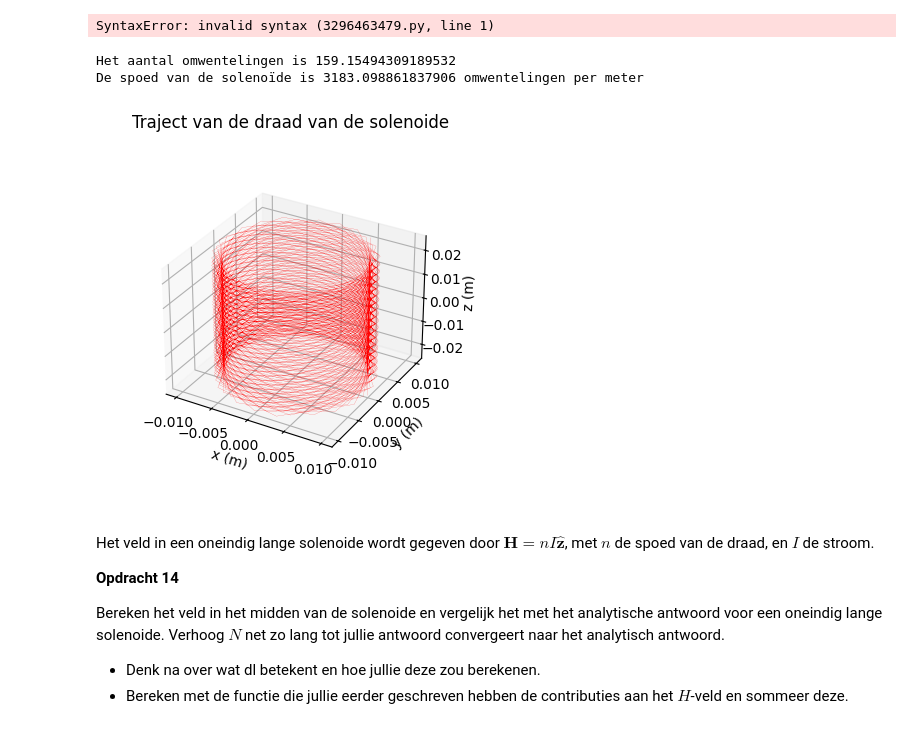
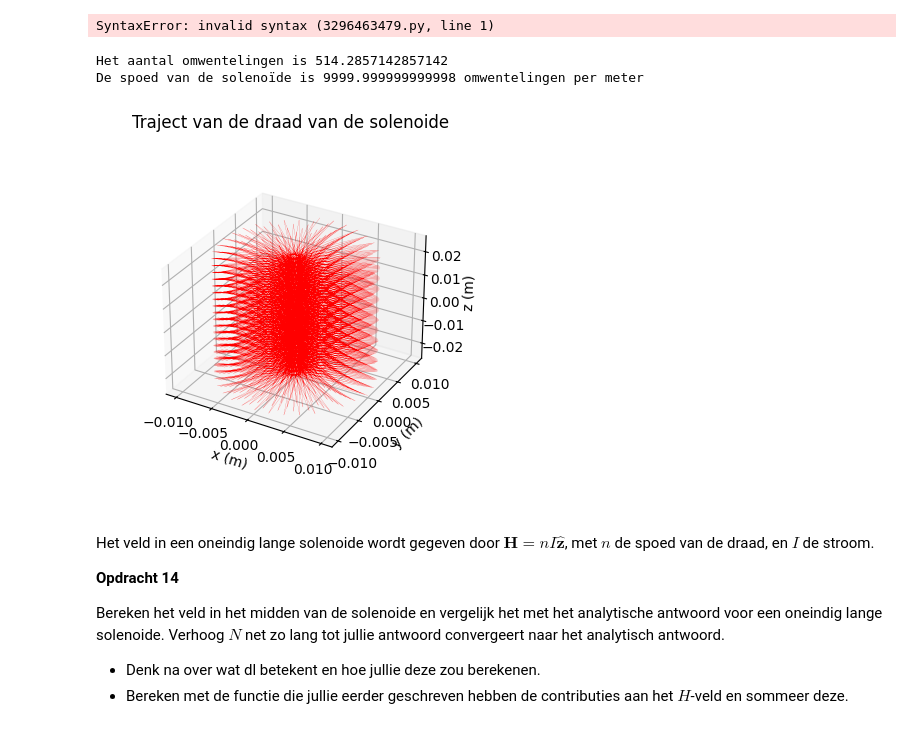
Before and after one commit to ggdejong/opdrachten-DEF-D, a Jupyter notebook: DigitaleOntwerpopdrachten/1CondensatorOpdracht/KrachtactuatorOpdracht.ipynb, the cells around one changed output. Saved outputs shown, nothing was run; the diff lists cells and outputs as text; code cells hidden in the pictures.

```diff
--- a/DigitaleOntwerpopdrachten/1CondensatorOpdracht/KrachtactuatorOpdracht.ipynb
+++ b/DigitaleOntwerpopdrachten/1CondensatorOpdracht/KrachtactuatorOpdracht.ipynb
@@ -600,37 +599,38 @@ ax.set_xlabel('x (m)'), ax.set_ylabel('y (m)'), ax.set_zlabel('z (m)')
 SyntaxError: invalid syntax (3296463479.py, line 1)
 # %%
 # Aantal punten voor de simulatie (bijv. 1000 voor een mooie vloeiende lijn)
+
 N = 1000
-r_sol = 0.01   # [m] (straal van de actuator)
-L_sol = 0.05   # [m] (voorbeeld lengte, gebruik je eigen Ls)
-# l_draad heb je eerder berekend, gebruik die waarde hier:
-l_draad = 10.0 # [m] (voorbeeldwaarde)
+r_sol = 0.01   # [m] eerder gegevn straal van de actuator
+#L_sol = 0.05   # [m] (voorbeeld lengte, gebruik je eigen Ls)
 
-# a. Bereken het aantal omwentelingen van je draad
-# Omtrek van één winding is 2 * pi * r_sol
+L_s = (L_max / (2 * np.pi* r_s)) * r_d # eerder berekende L_s
+
+L_sol = L_s
+
+l_draad = L_max # [m]
+
 aantal_omwentelingen = l_draad / (2 * np.pi * r_sol)
 
-# b. Bereken de x, y en z coördinaten
-# We roepen de gegeven functie aan:
 x, y, z = parametrisatie(N, r_sol, aantal_omwentelingen, L_sol)
 
-# c. Bereken de spoed (aantal omwentelingen per meter) en print dit
+# spoed berekenen
 spoed = aantal_omwentelingen / L_sol
 
 print('Het aantal omwentelingen is ' + str(aantal_omwentelingen))
 print('De spoed van de solenoïde is ' + str(spoed) + ' omwentelingen per meter')
 
 # Enkele plots
 ax=plt.figure().add_subplot(projection='3d')
 plt.title('Traject van de draad van de solenoide')
 plt.plot(x, y, z, '-r', linewidth=0.1)
 ax.set_box_aspect(aspect=None, zoom=0.8)
 ax.set_xlabel('x (m)'), ax.set_ylabel('y (m)'), ax.set_zlabel('z (m)')
 plt.show()
 # %% [output]
-Het aantal omwentelingen is 159.15494309189532
-De spoed van de solenoïde is 3183.098861837906 omwentelingen per meter
+Het aantal omwentelingen is 514.2857142857142
+De spoed van de solenoïde is 9999.999999999998 omwentelingen per meter
-[figure, old version]
+[figure, new version]
 # %% [markdown]
 Het veld in een oneindig lange solenoide wordt gegeven door $\mathbf{H} = n I \hat{\mathbf{z}}$, met $n$ de spoed van de draad, en $I$ de stroom.
 
```
Also changed, not shown: parts of 2 cells of this notebook.
